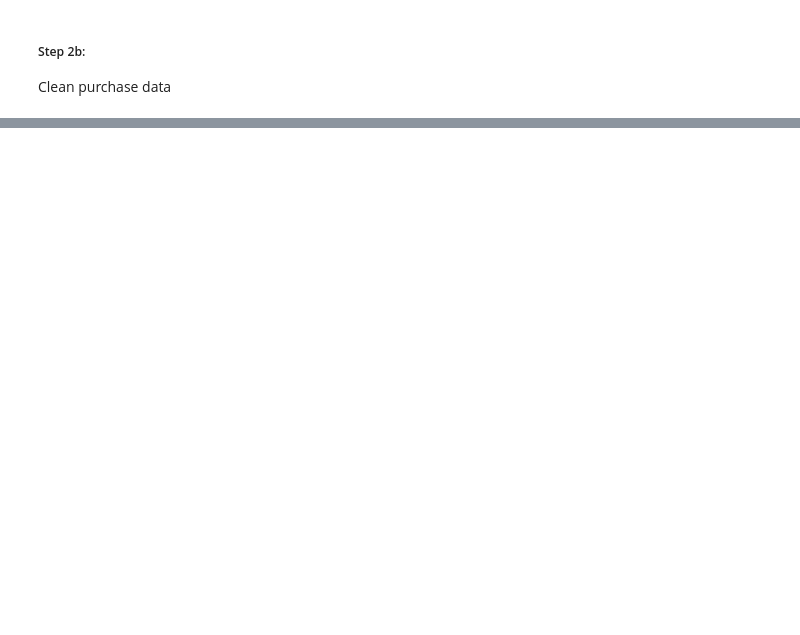
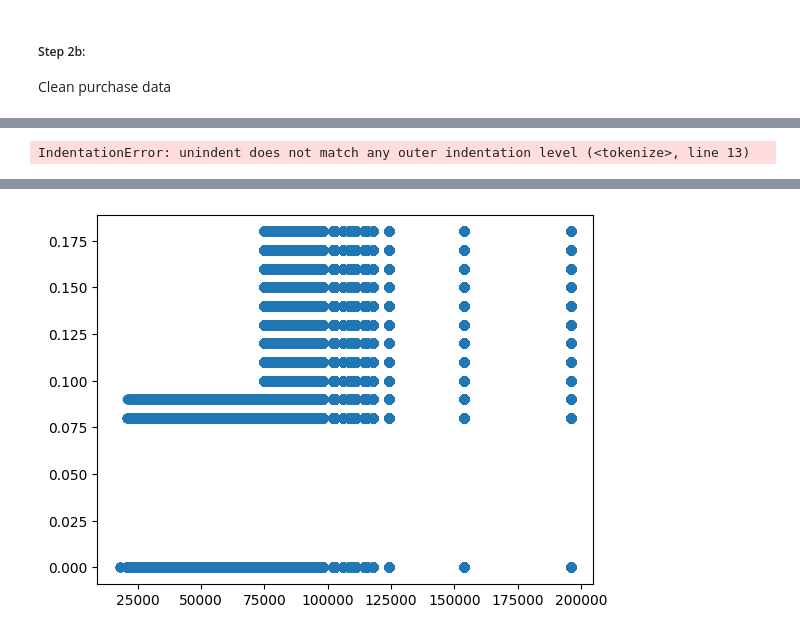
Before and after one commit to alexjvr1/Lightfoot_TechAssessment, a Jupyter notebook: TechAssessment_AJvR.ipynb, the cells around one changed output, grey strips where cells are left out. Saved outputs shown, nothing was run; the diff lists cells and outputs as text; code cells hidden in the pictures; blank space fills up the shorter version.

```diff
--- a/TechAssessment_AJvR.ipynb
+++ b/TechAssessment_AJvR.ipynb
@@ -181,0 +322,16 @@ memory usage: 160.2+ MB
+# %%
+--Q4 cont: What is the average rrp paid per city?
+
+-- 4. What is the average price paid for a car in each city?
+
+WITH cte AS(
+SELECT purchases.city, vehicle_info.price, 1-purchases.rrp_discount AS rrp_proportion_paid
+	FROM vehicle_info FULL JOIN purchases ON vehicle_info.vehicle_id = purchases.vehicle_id
+	)
+	SELECT city, AVG(rrp_proportion_paid) AS avg_rrp
+	FROM cte
+	GROUP BY city
+	ORDER BY city DESC
+    ;
+# %% [output]
+IndentationError: unindent does not match any outer indentation level (<tokenize>, line 13)
@@ -181,0 +380,9 @@ memory usage: 160.2+ MB
+# %%
+#Relationship between price and rrp_discount
+import matplotlib.pyplot as plt
+df = pd.read_csv("Q6_Price_vs_Discount.csv")
+df.head()
+fig, ax = plt.subplots()
+ax.scatter(df.price, df.rrp_discount)
+plt.show()
+# %% [output]
@@ -181,0 +391 @@ memory usage: 160.2+ MB
+[figure, added]
```
Also changed, not shown: parts of 21 cells of this notebook, 4 other files.
